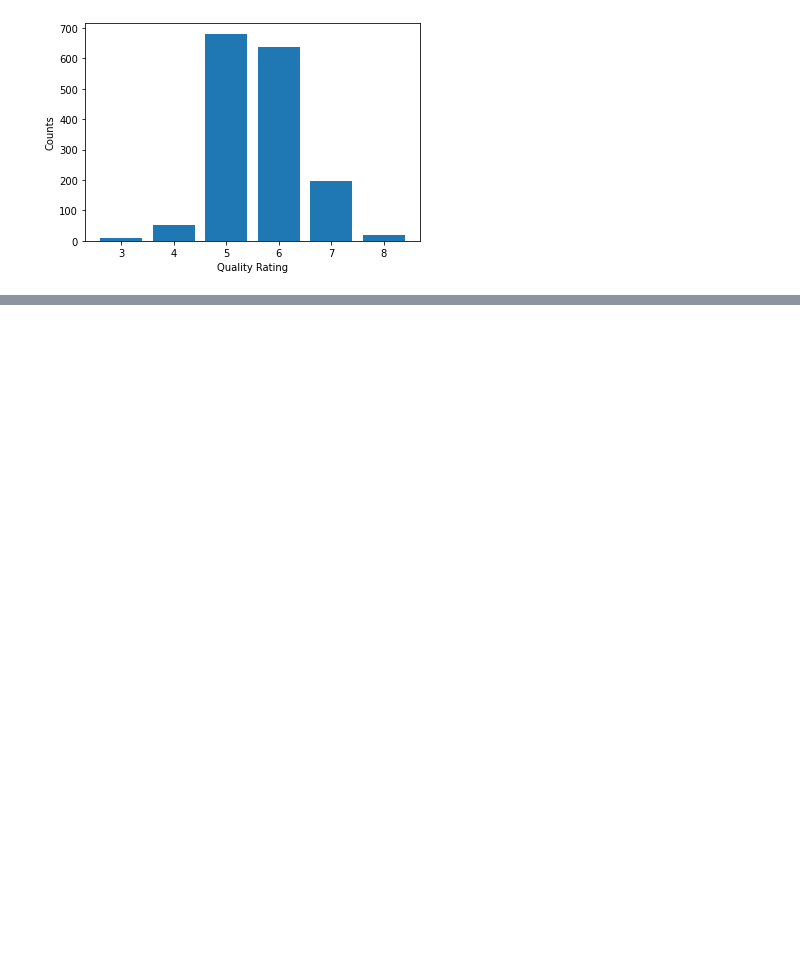
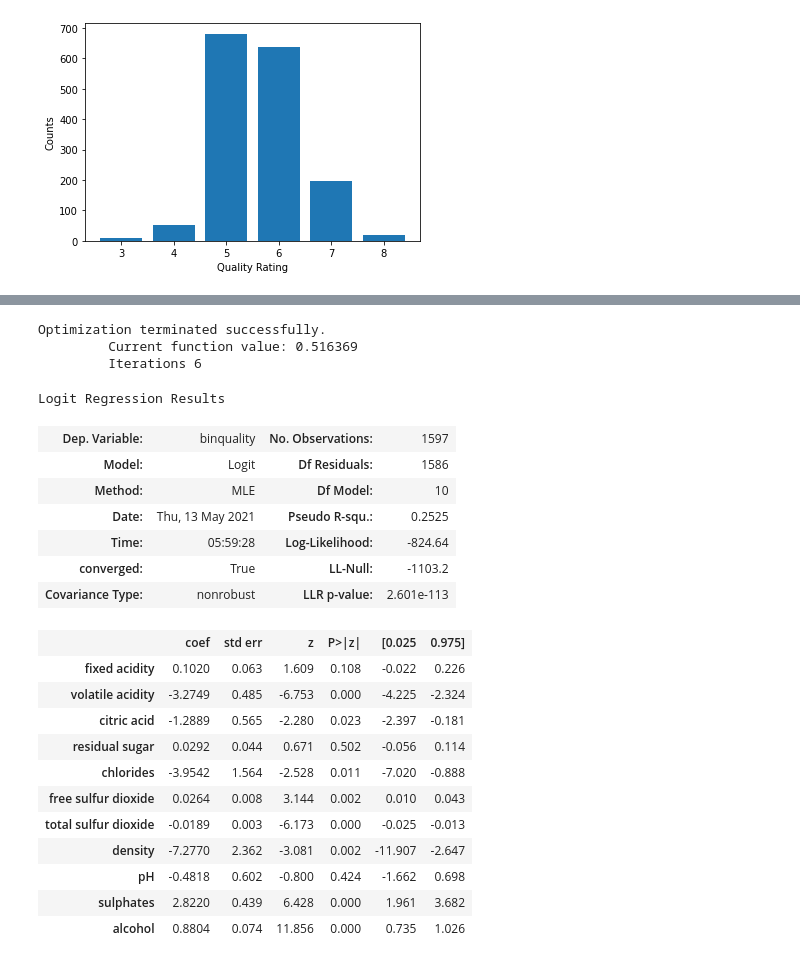
Before and after one commit to npinak/Python-Projects, a Jupyter notebook: Statistics_Wine-Quality/Statistics.ipynb, the cells around one changed output, grey strips where cells are left out. Saved outputs shown, nothing was run; the diff lists cells and outputs as text; code cells hidden in the pictures; blank space fills up the shorter version.

```diff
--- a/Statistics_Wine-Quality/Statistics.ipynb
+++ b/Statistics_Wine-Quality/Statistics.ipynb
@@ -207,0 +206,8 @@ alcohol
+# %%
+#Logistic Regression
+
+binthresh = np.mean(df['quality'])
+
+df['binquality'] = df['quality'] > binthresh
+
+df
@@ -207,0 +233,35 @@ alcohol
+# %%
+Xcols = []
+
+for key in df.keys():
+  if key not in ['quality','binquality']:
+    Xcols.append(key)
+
+model = sm.Logit(df['binquality'],df[Xcols])
+
+results = model.fit(method ='newton')
+results.summary()
+# %% [output]
+Optimization terminated successfully.
+         Current function value: 0.516369
+         Iterations 6
+Logit Regression Results
+| Dep. Variable: | binquality | No. Observations: | 1597 |
+| Model: | Logit | Df Residuals: | 1586 |
+| Method: | MLE | Df Model: | 10 |
+| Date: | Thu, 13 May 2021 | Pseudo R-squ.: | 0.2525 |
+| Time: | 05:59:28 | Log-Likelihood: | -824.64 |
+| converged: | True | LL-Null: | -1103.2 |
+| Covariance Type: | nonrobust | LLR p-value: | 2.601e-113 |
+|  | coef | std err | z | P>|z| | [0.025 | 0.975] |
+| fixed acidity | 0.1020 | 0.063 | 1.609 | 0.108 | -0.022 | 0.226 |
+| volatile acidity | -3.2749 | 0.485 | -6.753 | 0.000 | -4.225 | -2.324 |
+| citric acid | -1.2889 | 0.565 | -2.280 | 0.023 | -2.397 | -0.181 |
+| residual sugar | 0.0292 | 0.044 | 0.671 | 0.502 | -0.056 | 0.114 |
+| chlorides | -3.9542 | 1.564 | -2.528 | 0.011 | -7.020 | -0.888 |
+| free sulfur dioxide | 0.0264 | 0.008 | 3.144 | 0.002 | 0.010 | 0.043 |
+| total sulfur dioxide | -0.0189 | 0.003 | -6.173 | 0.000 | -0.025 | -0.013 |
+| density | -7.2770 | 2.362 | -3.081 | 0.002 | -11.907 | -2.647 |
+| pH | -0.4818 | 0.602 | -0.800 | 0.424 | -1.662 | 0.698 |
+| sulphates | 2.8220 | 0.439 | 6.428 | 0.000 | 1.961 | 3.682 |
+| alcohol | 0.8804 | 0.074 | 11.856 | 0.000 | 0.735 | 1.026 |
```
Also changed, not shown: parts of 7 cells of this notebook.
